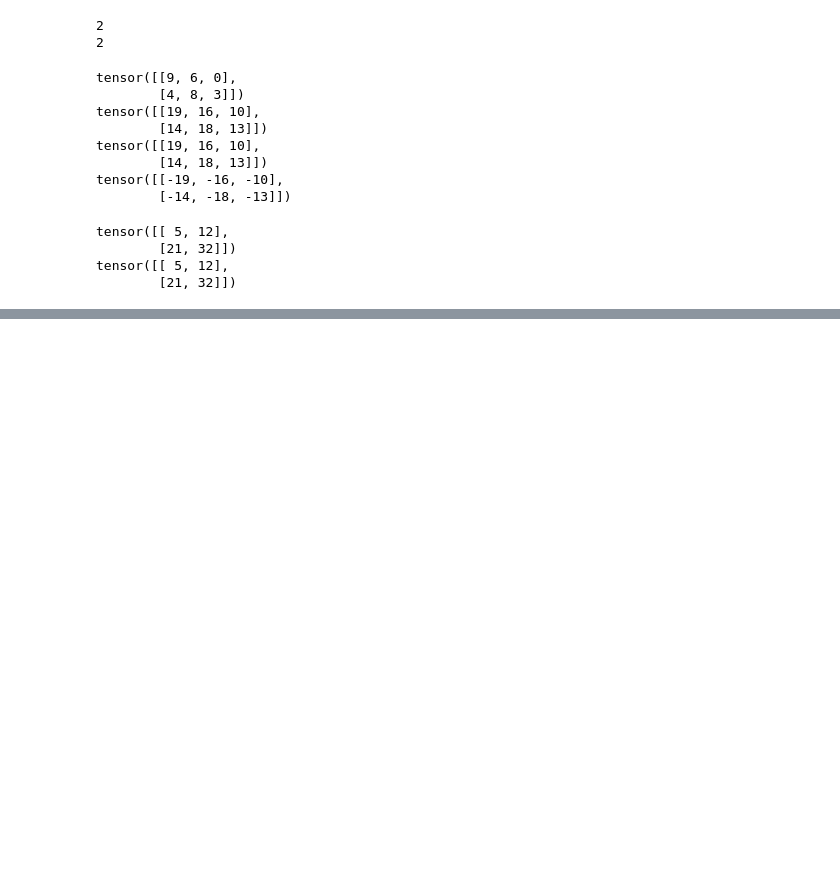
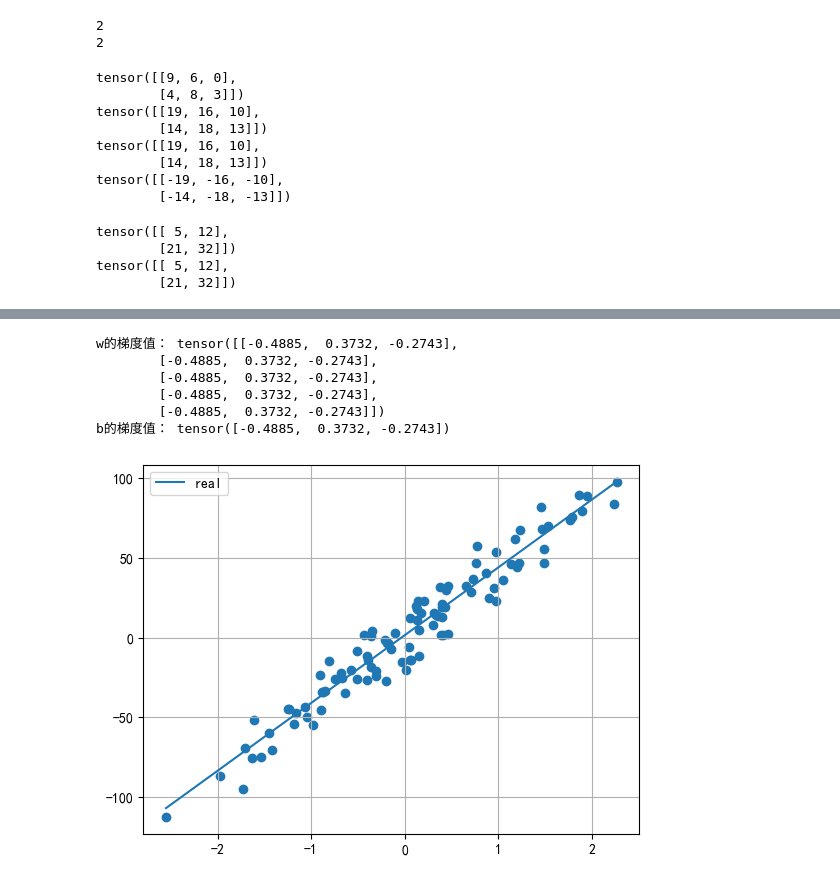
Before and after one commit to cnscottluo/hf-quick, a Jupyter notebook: pytorch/pytorch.ipynb, the cells around one changed output, grey strips where cells are left out. Drawn from its saved outputs; the diff is of its cells as text; code cells hidden in the pictures; blank space fills up the shorter version.

```diff
--- a/pytorch/pytorch.ipynb
+++ b/pytorch/pytorch.ipynb
@@ -282,0 +580,70 @@ tensor([[ 5, 12],
+# %%
+def test02():
+    # 输入张量
+    x = torch.ones(2, 5)
+    # 目标值
+    y = torch.zeros(2, 3)
+    # 设置要更新的权重和偏置的初始值
+    w = torch.randn(5, 3, requires_grad=True)
+    b = torch.randn(3, requires_grad=True)
+    # 设置网络的输出值
+    z = torch.matmul(x, w)+b
+    # 设置损失函数，并进行损失的计算
+    loss = torch.nn.MSELoss()
+    loss = loss(z, y)
+    # 自动微分
+    loss.backward()
+    # 打印w、b变量的梯度
+    # backward函数计算的梯度值会存储在张量的grad变量中
+    print('w的梯度值：', w.grad)
+    print('b的梯度值：', b.grad)
+
+test02()
+# %% [output]
+w的梯度值： tensor([[-0.4885,  0.3732, -0.2743],
+        [-0.4885,  0.3732, -0.2743],
+        [-0.4885,  0.3732, -0.2743],
+        [-0.4885,  0.3732, -0.2743],
+        [-0.4885,  0.3732, -0.2743]])
+b的梯度值： tensor([-0.4885,  0.3732, -0.2743])
+# %%
+from cProfile import label
+from torch.utils.data import TensorDataset  # 构造数据集对象
+from torch.utils.data import DataLoader  # 数据加载器
+from torch import nn  # nn模块中有平方损失函数和假设函数
+from torch import optim  # optim模块中有优化器函数
+from sklearn.datasets import make_regression  # 创建线性回归模型数据集
+import matplotlib.pyplot as plt
+
+plt.rcParams['font.sans-serif'] = ['SimHei']  # 用来正常显示中文标签
+plt.rcParams['axes.unicode_minus'] = False  # 用来正常显示负号
+
+# 创建随机的回归问题数据集
+
+
+def create_dataset():
+    x, y, coef = make_regression(n_samples=100,  # 样本数
+                                 n_features=1,  # 特征数
+                                 noise=10,  # 噪声
+                                 coef=True,  # 返回回归系数
+                                 bias=1.5,  # 偏置项
+                                 random_state=0  # 生成的数据可重复
+                                 )
+    x = torch.tensor(x)
+    y = torch.tensor(y)
+    return x, y, coef
+
+
+x, y, coef = create_dataset()
+# 绘制数据的真实线性回归结果
+plt.scatter(x, y)  # 绘制散点图
+# 生成从x最小值到x最大值的1000个数据
+x = torch.linspace(x.min(), x.max(), 1000)
+# 计算线性回归值
+y1 = torch.tensor([v * coef + 1.5 for v in x])
+plt.plot(x, y1, label='real')  # 绘制线性回归线
+plt.grid()  # 添加网格线
+plt.legend()  # 显示图例
+plt.show()  # 显示图形
+# %% [output]
+[figure, added]
```
Also changed, not shown: parts of 15 cells of this notebook.
